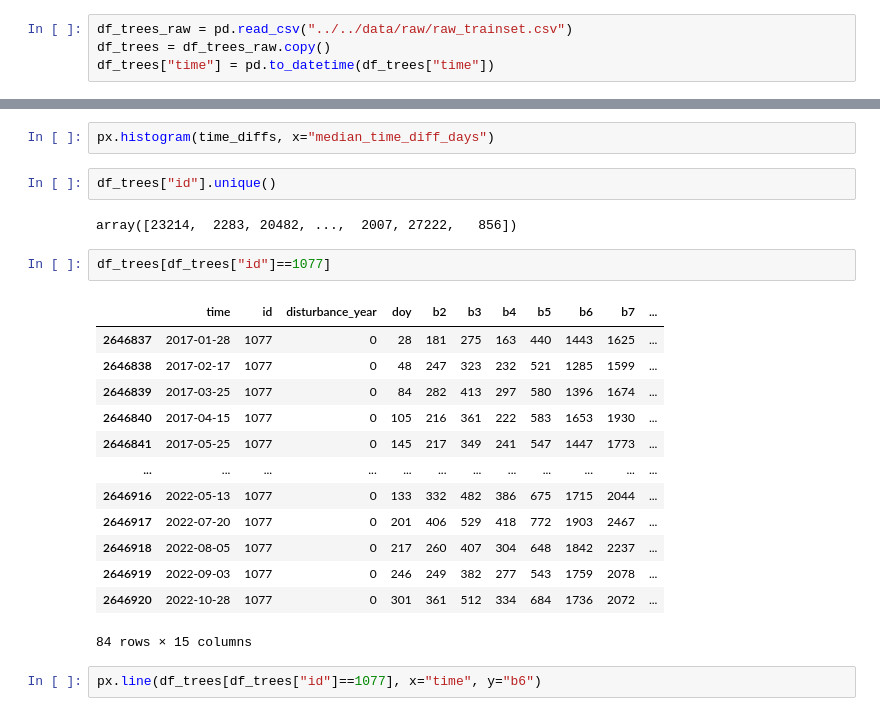
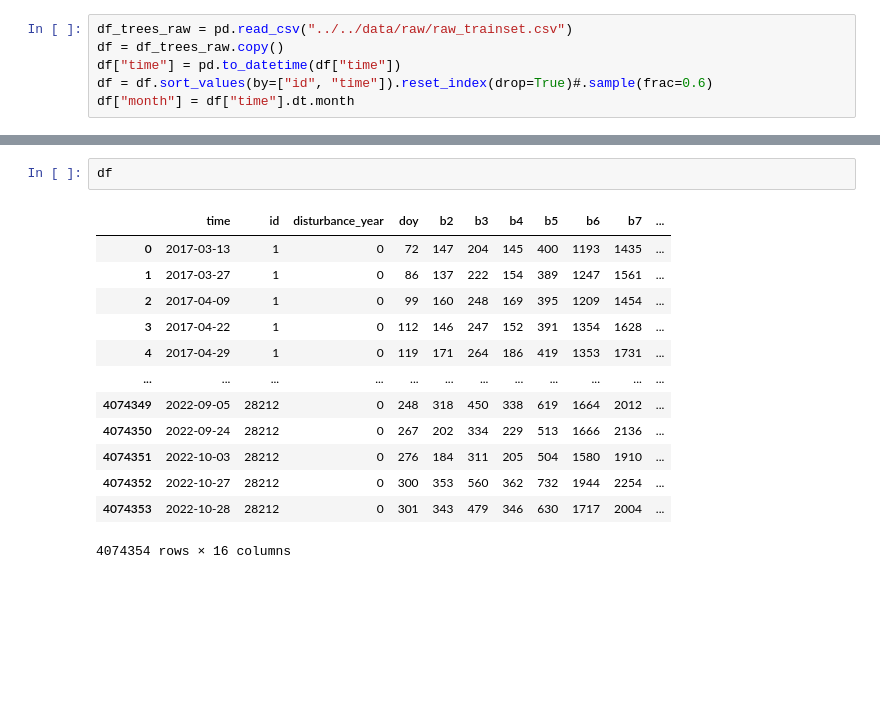
Before and after one commit to RafaelRiesle/tree_classification, a Jupyter notebook: notebooks/alkex/data_reduction.ipynb, the cells around one changed output, grey strips where cells are left out. Saved outputs shown, nothing was run; the diff lists cells and outputs as text; blank space fills up the shorter version.

```diff
--- a/notebooks/alkex/data_reduction.ipynb
+++ b/notebooks/alkex/data_reduction.ipynb
@@ -10,4 +9,6 @@ warnings.filterwarnings("ignore")
 # %%
 df_trees_raw = pd.read_csv("../../data/raw/raw_trainset.csv")
-df_trees = df_trees_raw.copy()
-df_trees["time"] = pd.to_datetime(df_trees["time"])
+df = df_trees_raw.copy()
+df["time"] = pd.to_datetime(df["time"])
+df = df.sort_values(by=["id", "time"]).reset_index(drop=True)#.sample(frac=0.6)
+df["month"] = df["time"].dt.month
@@ -84,24 +15,16 @@ time_diffs[time_diffs["median_time_diff_days"]<16]
-# %%
-px.histogram(time_diffs, x="median_time_diff_days")
-# %%
-df_trees["id"].unique()
-# %% [output]
-array([23214,  2283, 20482, ...,  2007, 27222,   856])
-# %%
-df_trees[df_trees["id"]==1077]
-# %% [output]
-|  | time | id | disturbance_year | doy | b2 | b3 | b4 | b5 | b6 | b7 | ... |
-| 2646837 | 2017-01-28 | 1077 | 0 | 28 | 181 | 275 | 163 | 440 | 1443 | 1625 | ... |
-| 2646838 | 2017-02-17 | 1077 | 0 | 48 | 247 | 323 | 232 | 521 | 1285 | 1599 | ... |
-| 2646839 | 2017-03-25 | 1077 | 0 | 84 | 282 | 413 | 297 | 580 | 1396 | 1674 | ... |
-| 2646840 | 2017-04-15 | 1077 | 0 | 105 | 216 | 361 | 222 | 583 | 1653 | 1930 | ... |
-| 2646841 | 2017-05-25 | 1077 | 0 | 145 | 217 | 349 | 241 | 547 | 1447 | 1773 | ... |
-| ... | ... | ... | ... | ... | ... | ... | ... | ... | ... | ... | ... |
-| 2646916 | 2022-05-13 | 1077 | 0 | 133 | 332 | 482 | 386 | 675 | 1715 | 2044 | ... |
-| 2646917 | 2022-07-20 | 1077 | 0 | 201 | 406 | 529 | 418 | 772 | 1903 | 2467 | ... |
-| 2646918 | 2022-08-05 | 1077 | 0 | 217 | 260 | 407 | 304 | 648 | 1842 | 2237 | ... |
-| 2646919 | 2022-09-03 | 1077 | 0 | 246 | 249 | 382 | 277 | 543 | 1759 | 2078 | ... |
-| 2646920 | 2022-10-28 | 1077 | 0 | 301 | 361 | 512 | 334 | 684 | 1736 | 2072 | ... |
-84 rows × 15 columns
-# %%
-px.line(df_trees[df_trees["id"]==1077], x="time", y="b6")
+# %%
+df
+# %% [output]
+|  | time | id | disturbance_year | doy | b2 | b3 | b4 | b5 | b6 | b7 | ... |
+| 0 | 2017-03-13 | 1 | 0 | 72 | 147 | 204 | 145 | 400 | 1193 | 1435 | ... |
+| 1 | 2017-03-27 | 1 | 0 | 86 | 137 | 222 | 154 | 389 | 1247 | 1561 | ... |
+| 2 | 2017-04-09 | 1 | 0 | 99 | 160 | 248 | 169 | 395 | 1209 | 1454 | ... |
+| 3 | 2017-04-22 | 1 | 0 | 112 | 146 | 247 | 152 | 391 | 1354 | 1628 | ... |
+| 4 | 2017-04-29 | 1 | 0 | 119 | 171 | 264 | 186 | 419 | 1353 | 1731 | ... |
+| ... | ... | ... | ... | ... | ... | ... | ... | ... | ... | ... | ... |
+| 4074349 | 2022-09-05 | 28212 | 0 | 248 | 318 | 450 | 338 | 619 | 1664 | 2012 | ... |
+| 4074350 | 2022-09-24 | 28212 | 0 | 267 | 202 | 334 | 229 | 513 | 1666 | 2136 | ... |
+| 4074351 | 2022-10-03 | 28212 | 0 | 276 | 184 | 311 | 205 | 504 | 1580 | 1910 | ... |
+| 4074352 | 2022-10-27 | 28212 | 0 | 300 | 353 | 560 | 362 | 732 | 1944 | 2254 | ... |
+| 4074353 | 2022-10-28 | 28212 | 0 | 301 | 343 | 479 | 346 | 630 | 1717 | 2004 | ... |
+4074354 rows × 16 columns
```
Also changed, not shown: parts of 8 cells of this notebook.
